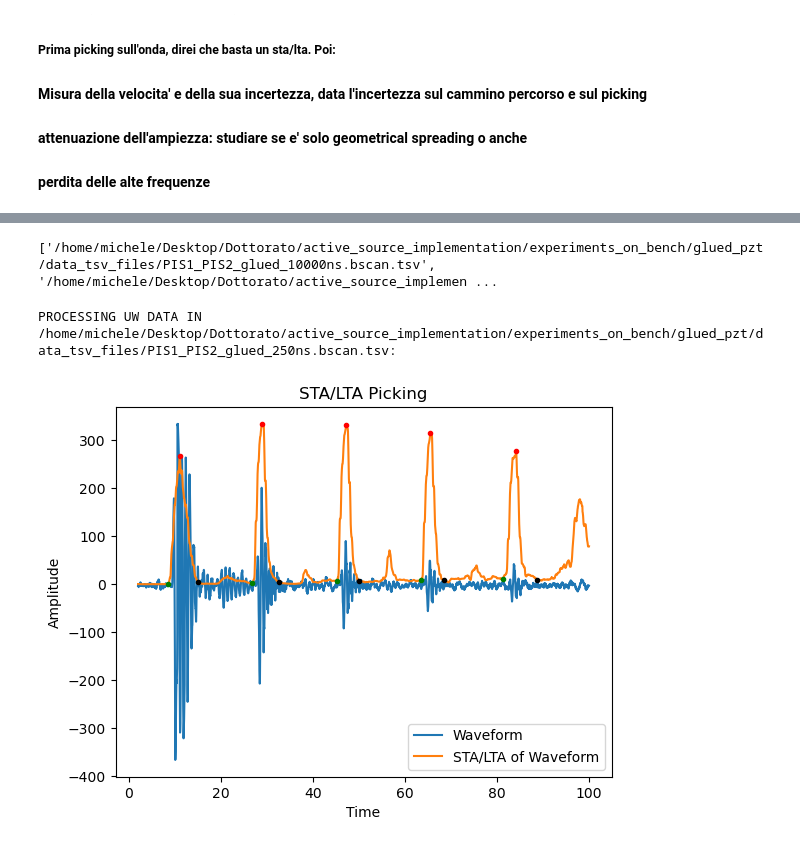
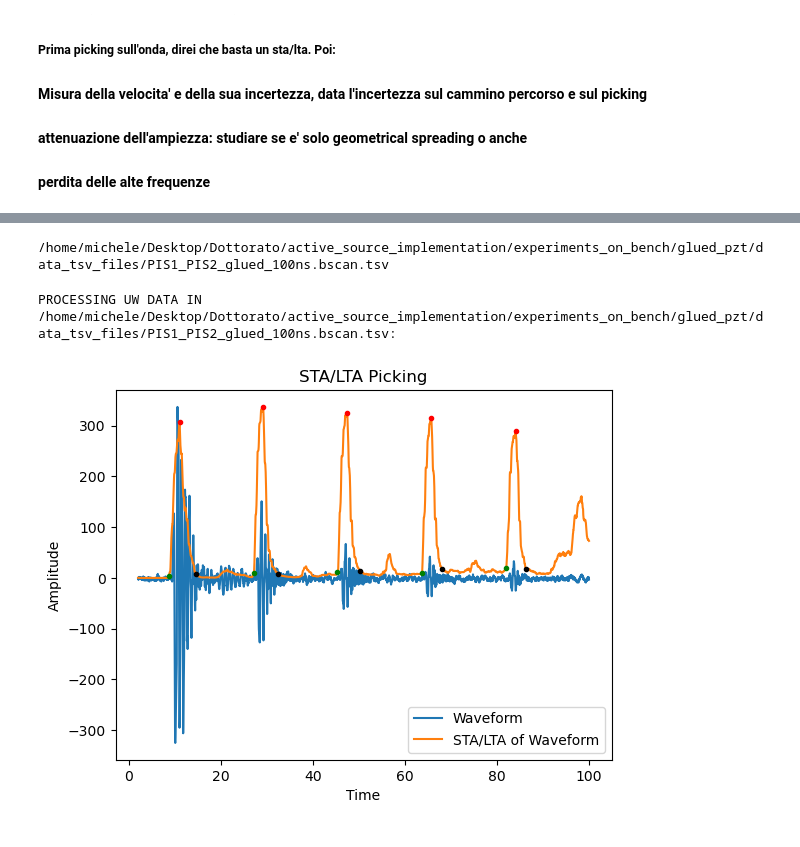
Before and after one commit to Bic10/lab_UW, a Jupyter notebook: Studio_impulso.ipynb, the cells around one changed output, grey strips where cells are left out. Drawn from its saved outputs; the diff is of its cells as text; code cells hidden in the pictures.

```diff
--- a/Studio_impulso.ipynb
+++ b/Studio_impulso.ipynb
@@ -222,34 +222,35 @@ data_type = "data_tsv_files"
 remove_initial_samples = 50    # number of samples to be removed at the beginning, to get rid of the noise burst.
 
 infile_path_list = sorted(make_infile_path_list(machine_name,experiment_name, data_type=data_type))
-infile_path = infile_path_list[-2]
-print(infile_path_list)
+infile_path = infile_path_list[3]
+
+print(infile_path)
 # %% [output]
-['/home/michele/Desktop/Dottorato/active_source_implementation/experiments_on_bench/glued_pzt/data_tsv_files/PIS1_PIS2_glued_10000ns.bscan.tsv', '/home/michele/Desktop/Dottorato/active_source_implemen ...
+/home/michele/Desktop/Dottorato/active_source_implementation/experiments_on_bench/glued_pzt/data_tsv_files/PIS1_PIS2_glued_100ns.bscan.tsv
 # %%
 
 # for infile_path in infile_path_list:
 print('PROCESSING UW DATA IN %s: ' %infile_path)
 
 data,metadata = make_UW_data(infile_path)
 data,metadata = remove_starting_noise(data, metadata, remove_initial_samples)
 x_ax = metadata['time_ax_waveform']
 
 # windows must be:
 sta_window = 2*ceil(1/ metadata['sampling_rate'])         # twice the number of samples of the pzt pulse that is, its resonance frequency
 lta_window = 2*ceil(8/ metadata['sampling_rate'])         # twice the number of samples of the pulses train
 number_of_pulse = 5                                       # it can be calculated by length of the sample and theoretical reasoning on velocity boundary
 
 waveform = data[4,:]
 # for waveform in data:
 ratio = sta_lta(waveform, sta_window, lta_window)
 index_max_list, index_min_before_list, index_min_after_list = relative_argmax_given_known_numbers_of_them(ratio,
                                                                                                           chunk_n=number_of_pulse,
-                                                                                                          tolerance=0.1)
+                                                                                                          tolerance=0.2)
 picking_plot(x_ax, waveform,ratio, index_max_list, index_min_before_list, index_min_after_list)
 # %% [output]
-PROCESSING UW DATA IN /home/michele/Desktop/Dottorato/active_source_implementation/experiments_on_bench/glued_pzt/data_tsv_files/PIS1_PIS2_glued_250ns.bscan.tsv:
+PROCESSING UW DATA IN /home/michele/Desktop/Dottorato/active_source_implementation/experiments_on_bench/glued_pzt/data_tsv_files/PIS1_PIS2_glued_100ns.bscan.tsv:
-[figure, old version]
+[figure, new version]
 # %%
 
 # COLLECT THE PULSES WAVEFORM: they are going to be used in the forward modeling
```
Also changed, not shown: parts of 5 cells of this notebook.
